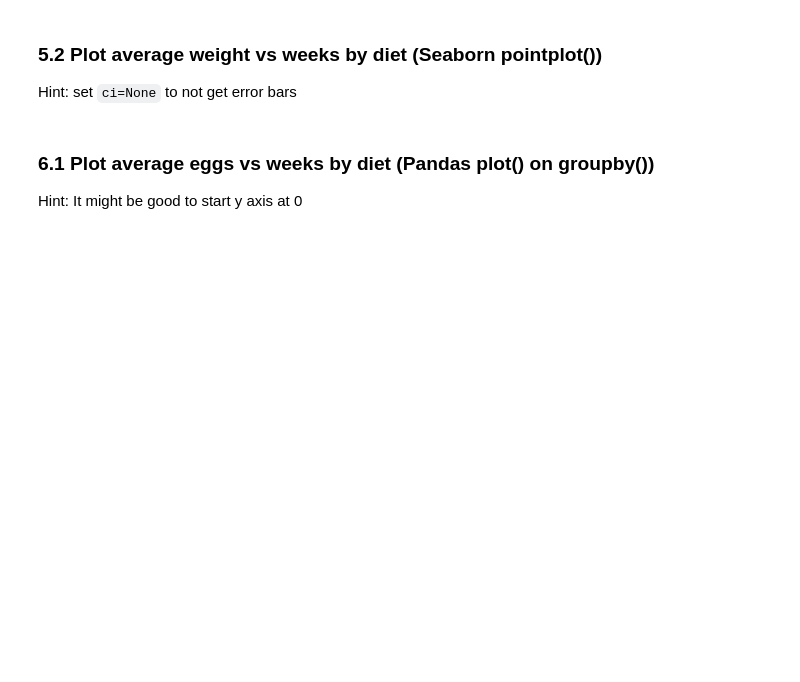
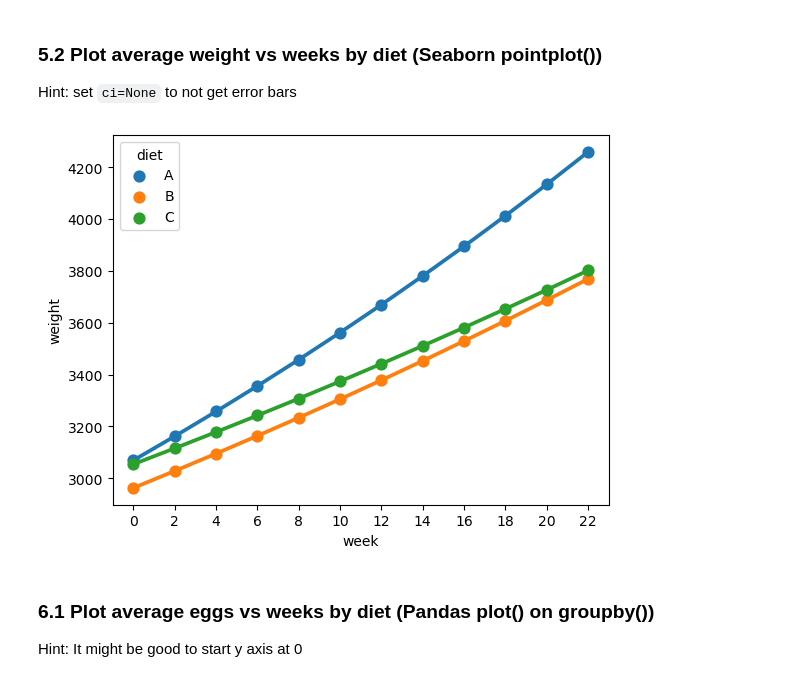
Before and after one commit to sofels/ENSF611-Lab0, a Jupyter notebook: lab0_chicken.ipynb, the cells around one changed output. Saved outputs shown, nothing was run; the diff lists cells and outputs as text; code cells hidden in the pictures; blank space fills up the shorter version.

```diff
--- a/lab0_chicken.ipynb
+++ b/lab0_chicken.ipynb
@@ -102,3 +102,13 @@ Hint: set `ci=None` to not get error bars
+# %%
+# Your solution goes here
+#grouping the data
+df1=df.groupby(['week','diet']).mean()['weight'].unstack()
+
+#plotting the data
+#ci isnt used because it is depreceated. errorbar=None used instead
+sns.pointplot(data=df, x='week', y='weight', hue='diet',errorbar=None); #hue is used to categorise data
+# %% [output]
+[figure, added]
 # %% [markdown]
 ### 6.1 Plot average eggs vs weeks by diet (Pandas plot() on groupby())
 Hint: It might be good to start y axis at 0
```
Also changed, not shown: parts of 16 cells of this notebook.
